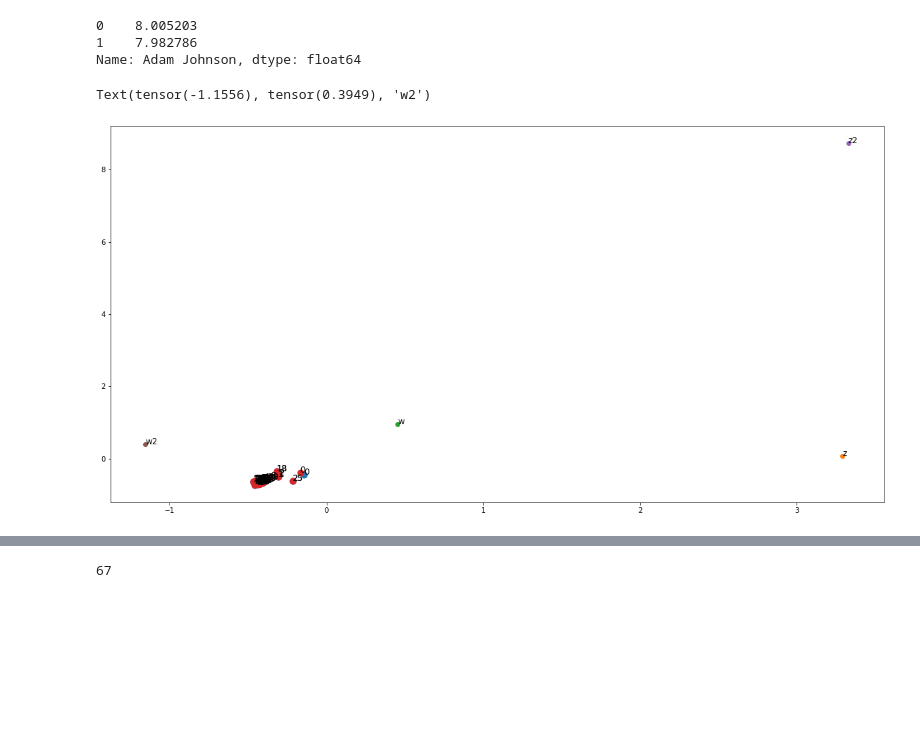
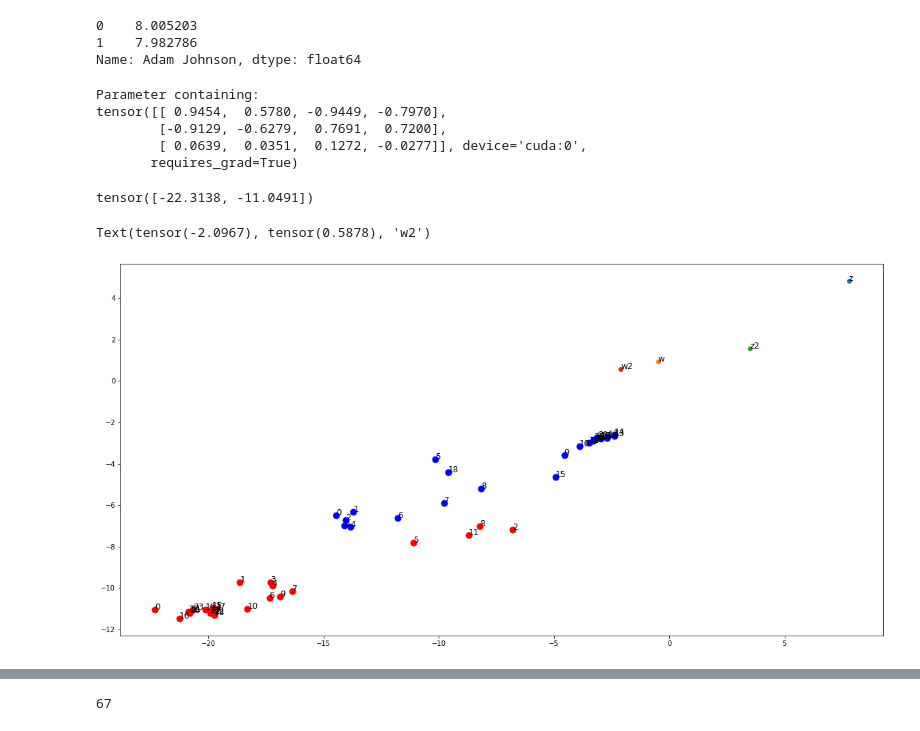
Before and after one commit to sunnybutwithano/Sports-Analysis-with-GNNs, a Jupyter notebook: SP_Extended.ipynb, the cells around one changed output, grey strips where cells are left out. Drawn from its saved outputs; the diff is of its cells as text; code cells hidden in the pictures; blank space fills up the shorter version.

```diff
--- a/SP_Extended.ipynb
+++ b/SP_Extended.ipynb
@@ -1210,0 +1310,18 @@ Test BS Loss: 11.592684745788574
+# %%
+fig, ax = plt.subplots()
+width = 0.3
+for i in tqdm(range(player_names.shape[0])):
+    ax.bar(np.arange(player_names[i, :].shape[0]) - width/2, test_real_BS[i, :], width=width)
+    ax.bar(np.arange(player_names[i, :].shape[0]) + width/2, np.round(test_BS[i, :]), width=width)
+    ax.set_title('Number of Passes')
+    ax.set_xlabel('Player Name')
+    ax.set_ylabel('Passes')
+    ax.set_xticks(np.arange(player_names[i, :].shape[0]))
+    ax.set_xticklabels(player_names[i, :])
+    ax.tick_params(rotation=90)
+    ax.legend(['Data', 'Predicted'])
+    fig.set_size_inches((15,10))
+    fig.set_facecolor('w')
+    fig.savefig(f'Extended/Pass_figs_rounded/Match{i+1}.png', dpi=300)
+    ax.cla()
+    # plt.close(fig)
@@ -1211,5 +1370,5 @@ Test BS Loss: 11.592684745788574
 # %%
-PStrength_df = pd.read_json('Vec2_25Players/Player_Strength.json', encoding='latin-1', orient='index')
+PStrength_df = pd.read_json('Vec2_14Players_PassBS/Player_Strength.json', encoding='latin-1', orient='index')
 # %%
 home_p_strength_list[0].device
 # %% [output]
@@ -1219,44 +1378,56 @@ device(type='cpu')
 0    8.005203
 1    7.982786
 Name: Adam Johnson, dtype: float64
+# %%
+model.fully_connected_layers[0].weight
+# %% [output]
+Parameter containing:
+tensor([[ 0.9454,  0.5780, -0.9449, -0.7970],
+        [-0.9129, -0.6279,  0.7691,  0.7200],
+        [ 0.0639,  0.0351,  0.1272, -0.0277]], device='cuda:0',
+       requires_grad=True)
+# %%
+torch.stack(home_p_strength_list)[:,torch.where(home_p_dict_list),:]
+# %% [output]
+tensor([-22.3138, -11.0491])
 # %%
-x = torch.stack(home_p_strength_list)[:,-2,:][:,0]
-y = torch.stack(home_p_strength_list)[:,-2,:][:,1]
+x = torch.stack(home_p_strength_list)[:,0,:][:,0]
+y = torch.stack(home_p_strength_list)[:,0,:][:,1]
 
-z = PStrength_df.loc['Kemy Agustien'].to_numpy()
-w = model.embed(torch.tensor(entities['Kemy Agustien']).to(Globals.DEVICE.value)).detach().cpu()
-n = range(torch.stack(home_p_strength_list)[:,-2,:][:,0].shape[0])
+z = PStrength_df.loc['David Stockdale'].to_numpy()
+w = model.embed(torch.tensor(entities['David Stockdale']).to(Globals.DEVICE.value)).detach().cpu()
+n = range(torch.stack(home_p_strength_list)[:,0,:][:,0].shape[0])
 fig, ax = plt.subplots()
-ax.scatter(x, y, s=80)
+ax.scatter(x, y, s=80, c='r')
 ax.scatter(z[0], z[1])
 ax.scatter(w[0], w[1])
 
 # z2 = PStrength_df.loc['Ricardo Fuller'].to_numpy()
 # w2 = model.embed(torch.tensor(entities['Ricardo Fuller']).to(Globals.DEVICE.value)).detach().cpu()
 # x2 = torch.stack(home_p_strength_list)[:,2,:][:,0]
 # y2 = torch.stack(home_p_strength_list)[:,2,:][:,1]
 # ax.scatter(x2, y2, s=80)
 # ax.scatter(z2[0], z2[1])
 # ax.scatter(w2[0], w2[1])
 
 
-z2 = PStrength_df.loc['Davide Santon'].to_numpy()
-w2 = model.embed(torch.tensor(entities['Davide Santon']).to(Globals.DEVICE.value)).detach().cpu()
-x2 = torch.stack(home_p_strength_list)[:,-1,:][:,0]
-y2 = torch.stack(home_p_strength_list)[:,-1,:][:,1]
-ax.scatter(x2, y2, s=80)
+z2 = PStrength_df.loc['Armand Traore'].to_numpy()
+w2 = model.embed(torch.tensor(entities['Armand Traore']).to(Globals.DEVICE.value)).detach().cpu()
+x2 = torch.stack(home_p_strength_list)[:,11,:][:,0]
+y2 = torch.stack(home_p_strength_list)[:,11,:][:,1]
+ax.scatter(x2, y2, s=80, c='b')
 ax.scatter(z2[0], z2[1])
 ax.scatter(w2[0], w2[1])
 
 fig.set_size_inches(20,10)
 for i, txt in enumerate(n):
     ax.annotate(txt, (x[i], y[i]), fontsize= 12)
 for i, txt in enumerate(n):
     ax.annotate(txt, (x2[i], y2[i]), fontsize= 12)
 ax.annotate('z', (z[0], z[1]), fontsize= 12)
 ax.annotate('w', (w[0], w[1]), fontsize= 12)
 ax.annotate('z2', (z2[0], z2[1]), fontsize= 12)
 ax.annotate('w2', (w2[0], w2[1]), fontsize= 12)
 # %% [output]
-Text(tensor(-1.1556), tensor(0.3949), 'w2')
+Text(tensor(-2.0967), tensor(0.5878), 'w2')
-[figure, old version]
+[figure, new version]
```
Also changed, not shown: parts of 19 cells of this notebook, 23 other files.
